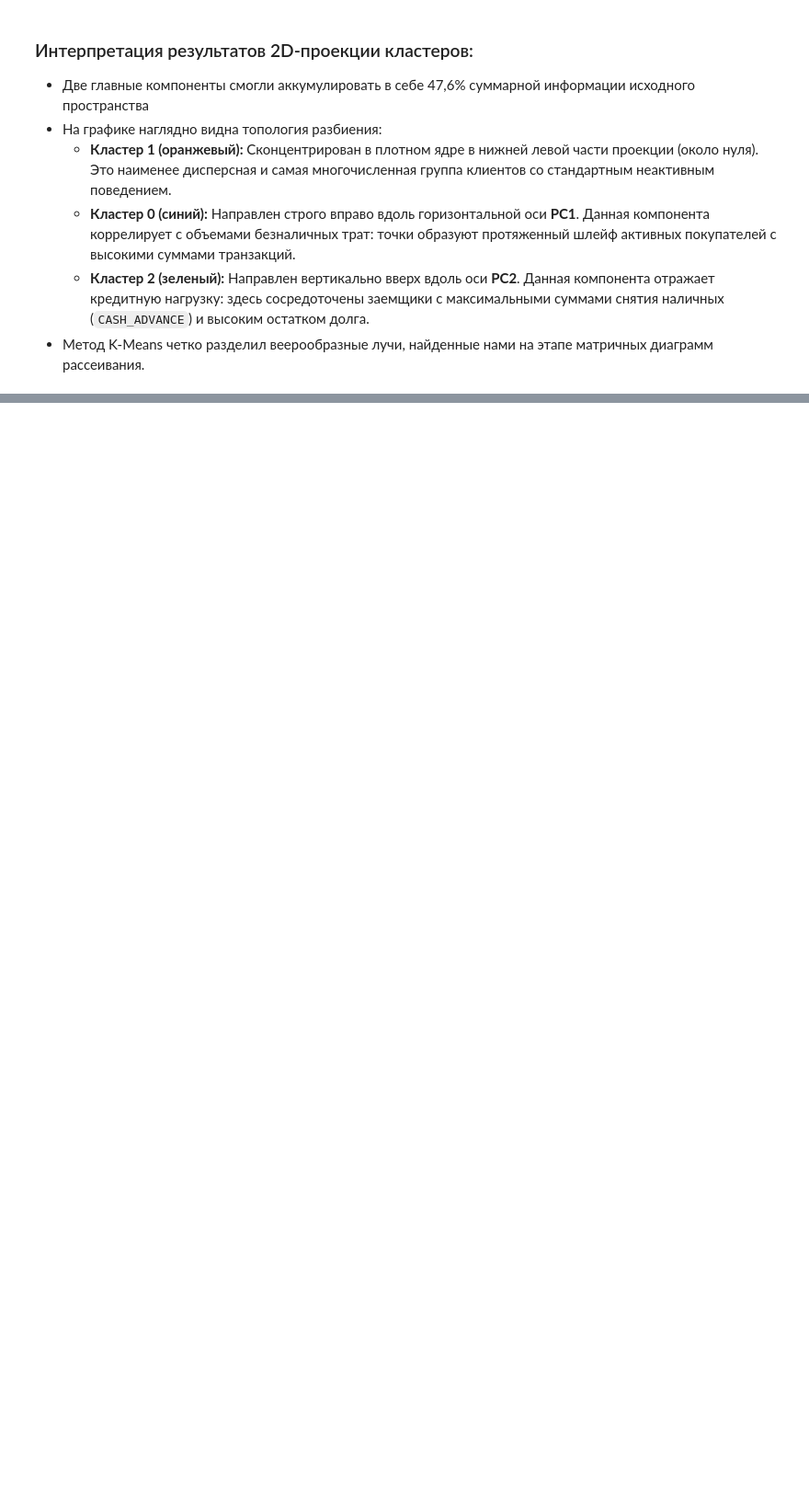
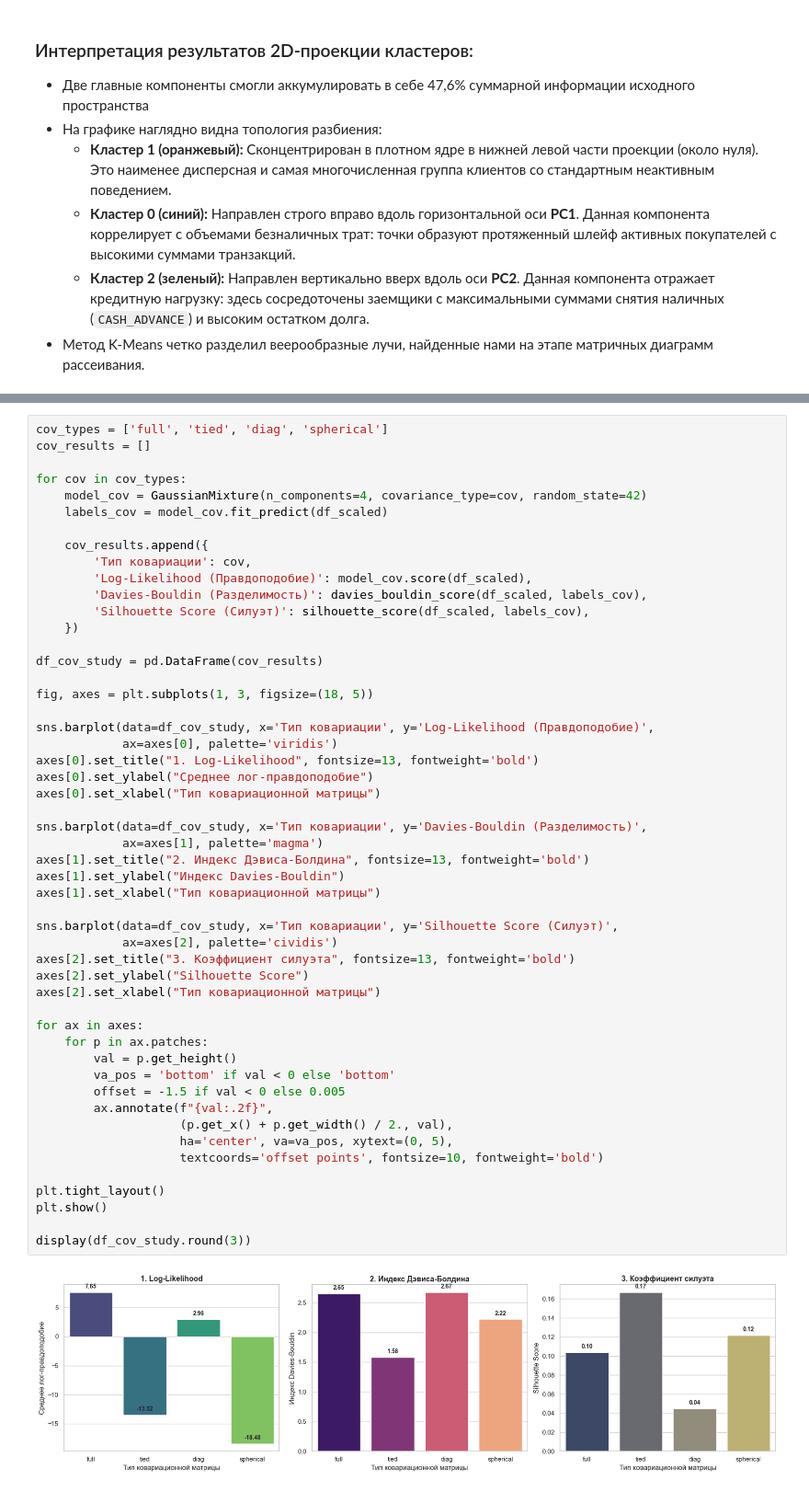
Before and after one commit to Lavrous/ML_Lab3, a Jupyter notebook: notebook/clustering_report.ipynb, the cells around one changed output, grey strips where cells are left out. Shown at 92% size. Drawn from its saved outputs; the diff is of its cells as text; blank space fills up the shorter version.

```diff
--- a/notebook/clustering_report.ipynb
+++ b/notebook/clustering_report.ipynb
@@ -490,0 +592,53 @@ display(cluster_profiles.round(1))
+# %%
+cov_types = ['full', 'tied', 'diag', 'spherical']
+cov_results = []
+
+for cov in cov_types:
+    model_cov = GaussianMixture(n_components=4, covariance_type=cov, random_state=42)
+    labels_cov = model_cov.fit_predict(df_scaled)
+
+    cov_results.append({
+        'Тип ковариации': cov,
+        'Log-Likelihood (Правдоподобие)': model_cov.score(df_scaled),
+        'Davies-Bouldin (Разделимость)': davies_bouldin_score(df_scaled, labels_cov),
+        'Silhouette Score (Силуэт)': silhouette_score(df_scaled, labels_cov),
+    })
+
+df_cov_study = pd.DataFrame(cov_results)
+
+fig, axes = plt.subplots(1, 3, figsize=(18, 5))
+
+sns.barplot(data=df_cov_study, x='Тип ковариации', y='Log-Likelihood (Правдоподобие)',
+            ax=axes[0], palette='viridis')
+axes[0].set_title("1. Log-Likelihood", fontsize=13, fontweight='bold')
+axes[0].set_ylabel("Среднее лог-правдоподобие")
+axes[0].set_xlabel("Тип ковариационной матрицы")
+
+sns.barplot(data=df_cov_study, x='Тип ковариации', y='Davies-Bouldin (Разделимость)',
+            ax=axes[1], palette='magma')
+axes[1].set_title("2. Индекс Дэвиса-Болдина", fontsize=13, fontweight='bold')
+axes[1].set_ylabel("Индекс Davies-Bouldin")
+axes[1].set_xlabel("Тип ковариационной матрицы")
+
+sns.barplot(data=df_cov_study, x='Тип ковариации', y='Silhouette Score (Силуэт)',
+            ax=axes[2], palette='cividis')
+axes[2].set_title("3. Коэффициент силуэта", fontsize=13, fontweight='bold')
+axes[2].set_ylabel("Silhouette Score")
+axes[2].set_xlabel("Тип ковариационной матрицы")
+
+for ax in axes:
+    for p in ax.patches:
+        val = p.get_height()
+        va_pos = 'bottom' if val < 0 else 'bottom'
+        offset = -1.5 if val < 0 else 0.005
+        ax.annotate(f"{val:.2f}",
+                    (p.get_x() + p.get_width() / 2., val),
+                    ha='center', va=va_pos, xytext=(0, 5),
+                    textcoords='offset points', fontsize=10, fontweight='bold')
+
+plt.tight_layout()
+plt.show()
+
+display(df_cov_study.round(3))
+# %% [output]
+[figure, added]
```
Also changed, not shown: parts of 25 cells of this notebook.
